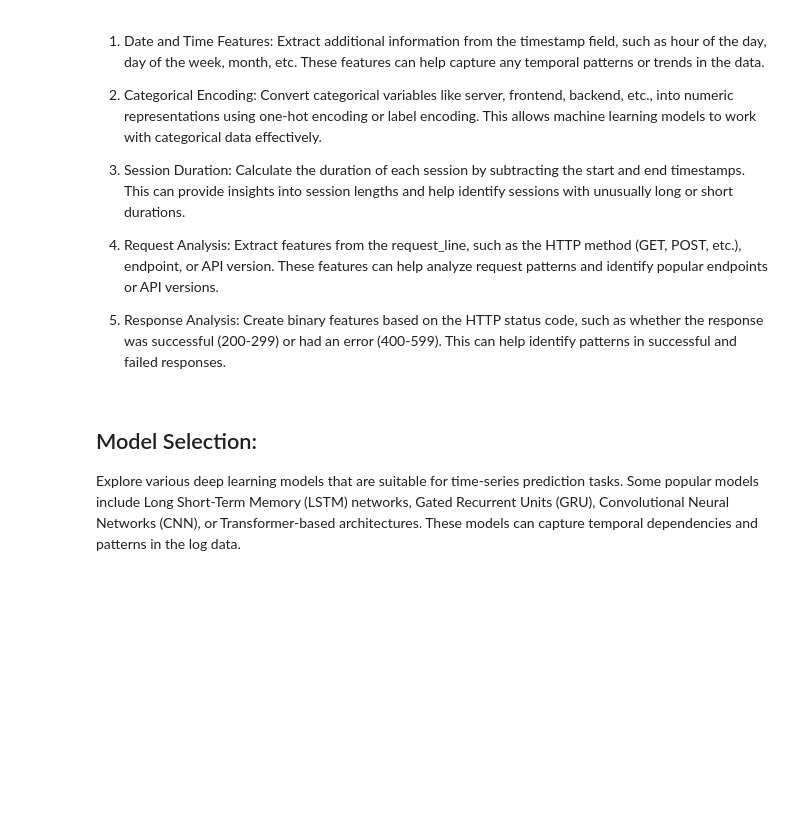
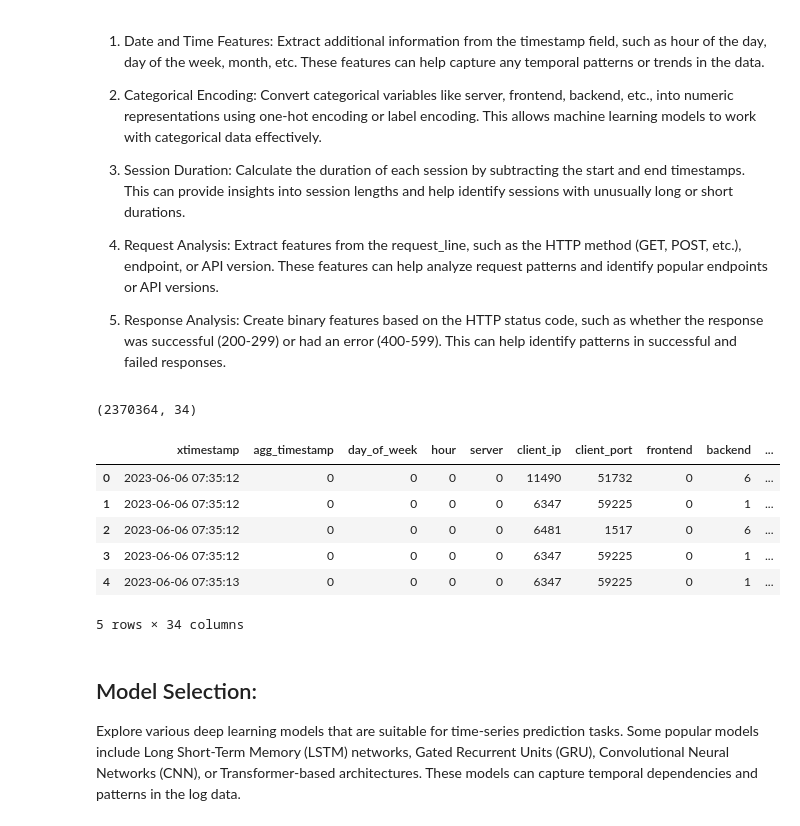
Before and after one commit to sendimarvin/downtime-prediction-deeplearning, a Jupyter notebook: logs-ingestion.ipynb, the cells around one changed output. Cells and saved outputs as stored; diff of their text form; code cells hidden in the pictures; blank space fills up the shorter version.

```diff
--- a/logs-ingestion.ipynb
+++ b/logs-ingestion.ipynb
@@ -19,7 +19,7 @@ def categorize_status_code(status_code):
 log_entries = []
 
 # Read the log file
-with open('data/haproxytmp.log', 'r') as file:
+with open('data/haproxy.log', 'r') as file:
     log_entries = file.readlines()
 
 # Define regular expression for field extraction
@@ -159,5 +126,7 @@ df_encoded.head(5)
 # %%
 #print(df.isnull().sum())
+## Drop null
+df.dropna(inplace=True)
 # %% [markdown]
 ## Perform analysis on the DataFrame
 # %%
@@ -267,3 +252,29 @@ Name: bytes_read, dtype: float64
 4. Request Analysis: Extract features from the request_line, such as the HTTP method (GET, POST, etc.), endpoint, or API version. These features can help analyze request patterns and identify popular endpoints or API versions.
 
 5. Response Analysis: Create binary features based on the HTTP status code, such as whether the response was successful (200-299) or had an error (400-599). This can help identify patterns in successful and failed responses.
+# %%
+from sklearn.preprocessing import LabelEncoder
+
+# Create an instance of LabelEncoder
+label_encoder = LabelEncoder()
+
+# Iterate over each column in the DataFrame
+for column in df.columns:
+    # Check if the column contains categorical data
+    if df[column].dtype == 'object':
+        # Perform integer encoding on the column
+        df[column] = label_encoder.fit_transform(df[column].astype(str))
+
+
+# # Print the resulting DataFrame
+print(df.shape)
+df.head(5)
+# %% [output]
+(2370364, 34)
+|  | xtimestamp | agg_timestamp | day_of_week | hour | server | client_ip | client_port | frontend | backend | ... |
+| 0 | 2023-06-06 07:35:12 | 0 | 0 | 0 | 0 | 11490 | 51732 | 0 | 6 | ... |
+| 1 | 2023-06-06 07:35:12 | 0 | 0 | 0 | 0 | 6347 | 59225 | 0 | 1 | ... |
+| 2 | 2023-06-06 07:35:12 | 0 | 0 | 0 | 0 | 6481 | 1517 | 0 | 6 | ... |
+| 3 | 2023-06-06 07:35:12 | 0 | 0 | 0 | 0 | 6347 | 59225 | 0 | 1 | ... |
+| 4 | 2023-06-06 07:35:13 | 0 | 0 | 0 | 0 | 6347 | 59225 | 0 | 1 | ... |
+5 rows × 34 columns
```
Also changed, not shown: parts of 12 cells of this notebook.
